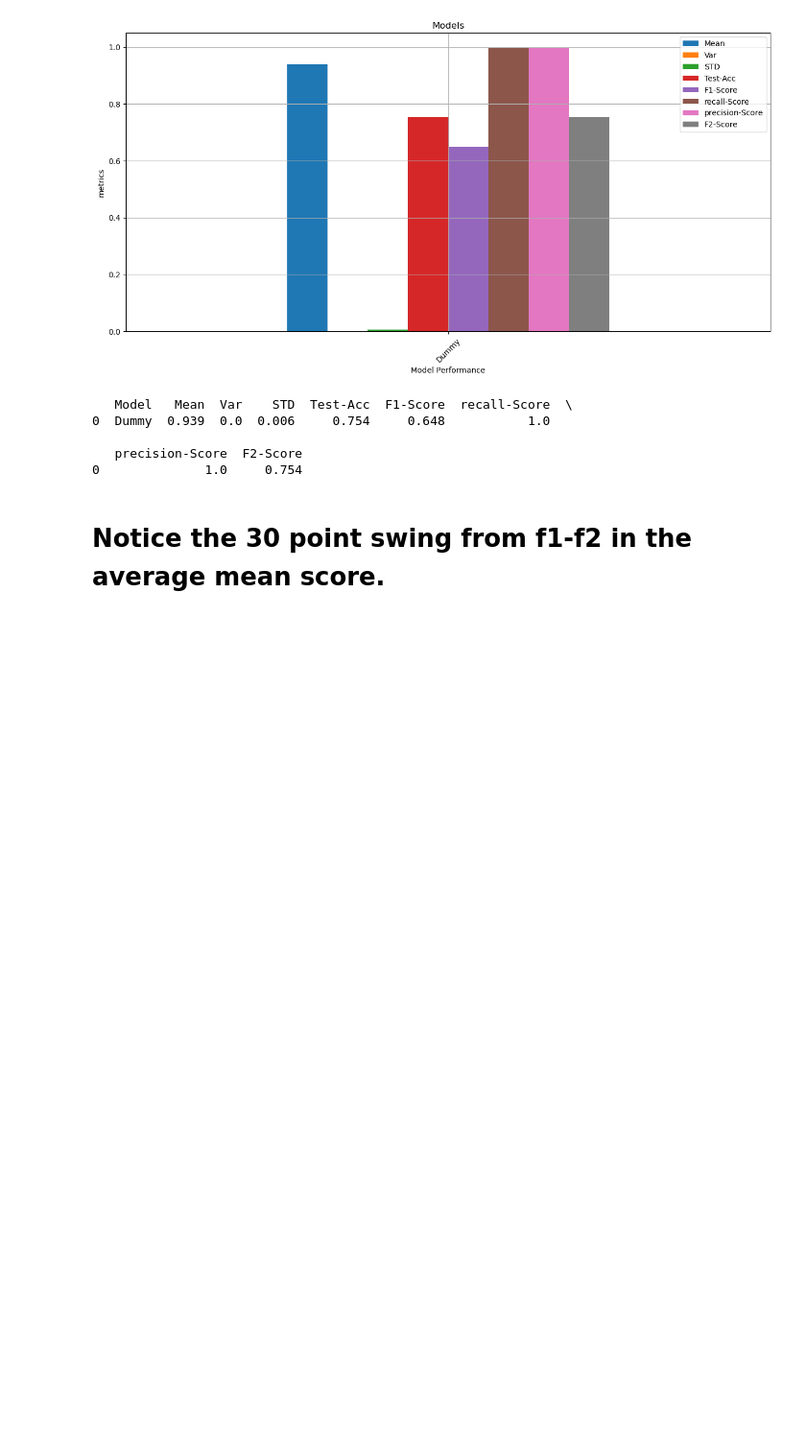
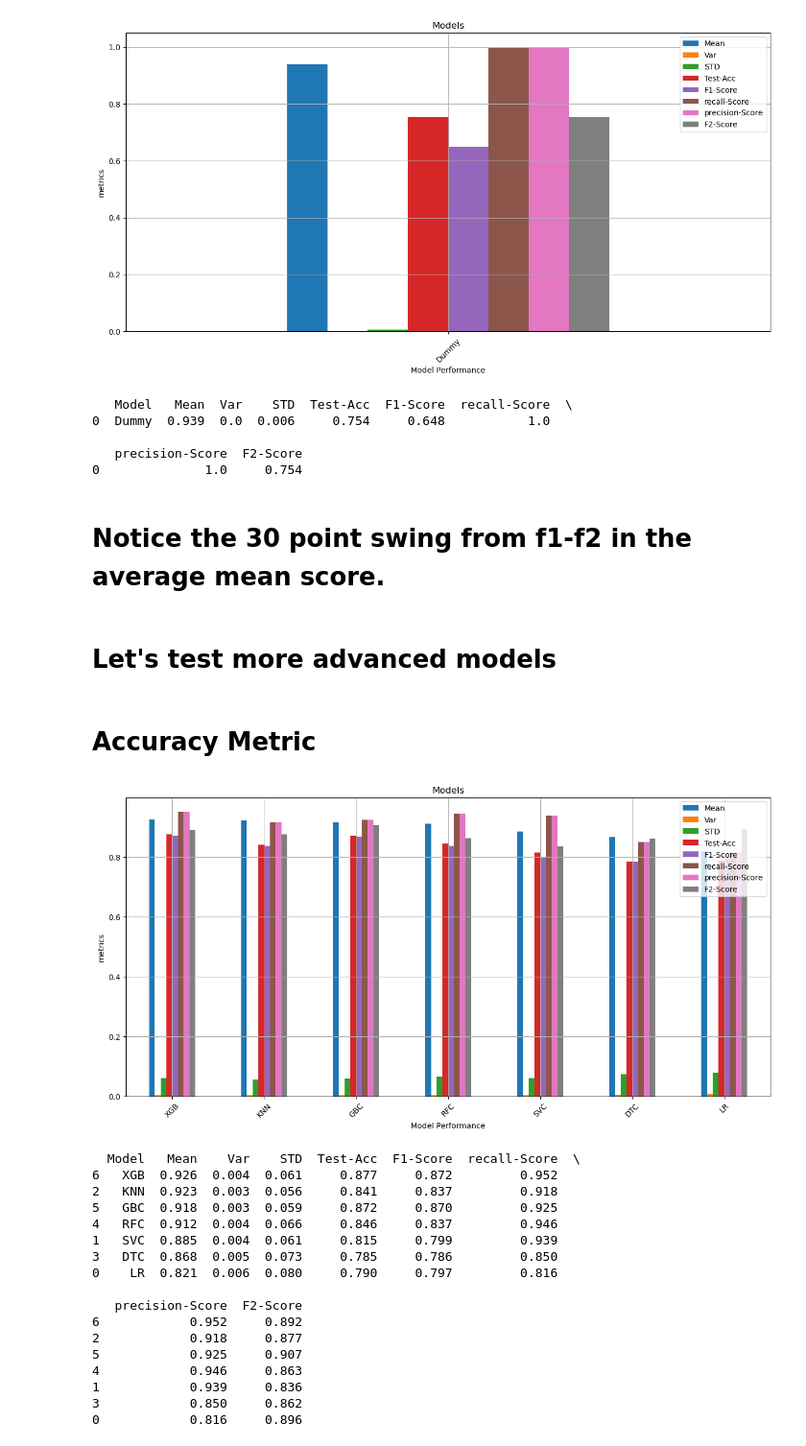
Before and after one commit to MaukanMir/Parkinsons-Classification-Analysis, a Jupyter notebook: training.ipynb, the cells around one changed output. Shown at 96% size. Drawn from its saved outputs; the diff is of its cells as text; code cells hidden in the pictures; blank space fills up the shorter version.

Commit message:
tested models

```diff
--- a/training.ipynb
+++ b/training.ipynb
@@ -332,3 +332,30 @@ test_selected_models(model_names, models, X, y, f2_metric)
 0              1.0     0.754
 # %% [markdown]
 # Notice the 30 point swing from f1-f2 in the average mean score.
+# %% [markdown]
+# Let's test more advanced models
+# %% [markdown]
+# Accuracy Metric
+# %%
+model_names = ["LR", "SVC", "KNN", "DTC", "RFC", "GBC", "XGB"]
+models = grab_selected_models(model_names)
+test_selected_models(model_names, models, X, y, acc_metric)
+# %% [output]
+[figure, added]
+  Model   Mean    Var    STD  Test-Acc  F1-Score  recall-Score  \
+6   XGB  0.926  0.004  0.061     0.877     0.872         0.952
+2   KNN  0.923  0.003  0.056     0.841     0.837         0.918
+5   GBC  0.918  0.003  0.059     0.872     0.870         0.925
+4   RFC  0.912  0.004  0.066     0.846     0.837         0.946
+1   SVC  0.885  0.004  0.061     0.815     0.799         0.939
+3   DTC  0.868  0.005  0.073     0.785     0.786         0.850
+0    LR  0.821  0.006  0.080     0.790     0.797         0.816
+
+   precision-Score  F2-Score
+6            0.952     0.892
+2            0.918     0.877
+5            0.925     0.907
+4            0.946     0.863
+1            0.939     0.836
+3            0.850     0.862
+0            0.816     0.896
```
Also changed, not shown: parts of 4 cells of this notebook.
